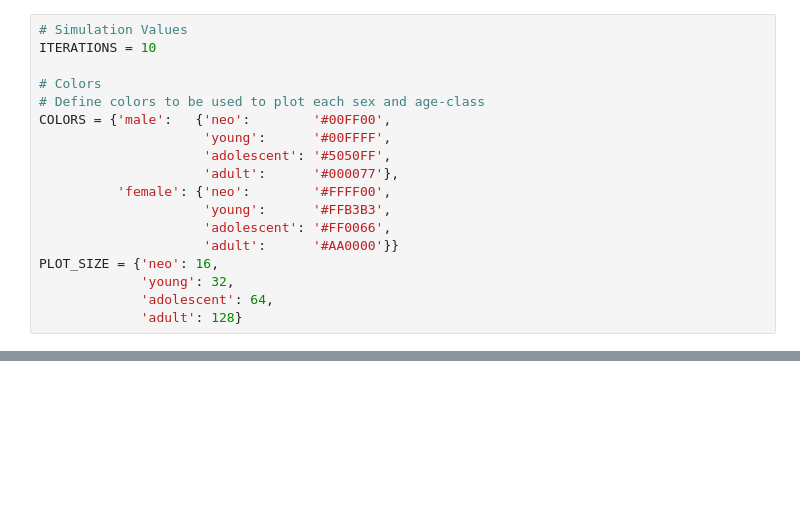
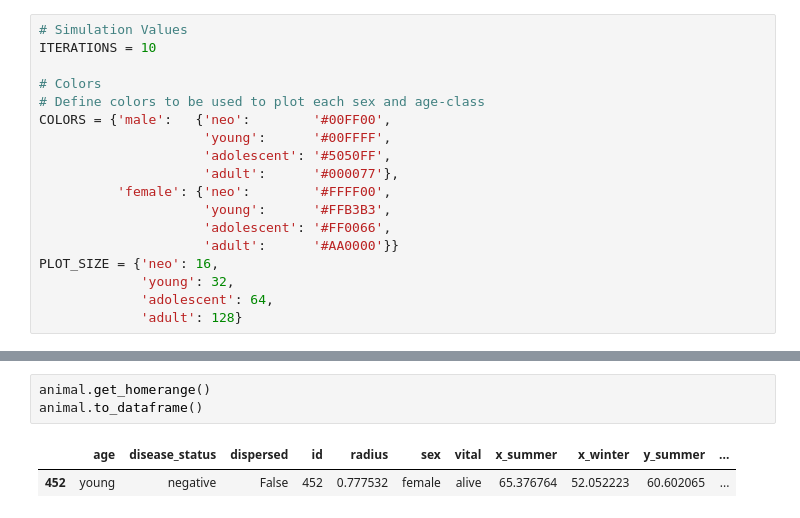
Before and after one commit to damiansp/diseaseSimulator, a Jupyter notebook: python/deer_sim.py.ipynb, the cells around one changed output, grey strips where cells are left out. Drawn from its saved outputs; the diff is of its cells as text; blank space fills up the shorter version.

```diff
--- a/python/deer_sim.py.ipynb
+++ b/python/deer_sim.py.ipynb
@@ -282,0 +329,6 @@ population.plot(season)
+# %%
+animal.get_homerange()
+animal.to_dataframe()
+# %% [output]
+|  | age | disease_status | dispersed | id | radius | sex | vital | x_summer | x_winter | y_summer | ... |
+| 452 | young | negative | False | 452 | 0.777532 | female | alive | 65.376764 | 52.052223 | 60.602065 | ... |
```
Also changed, not shown: parts of 6 cells of this notebook.
